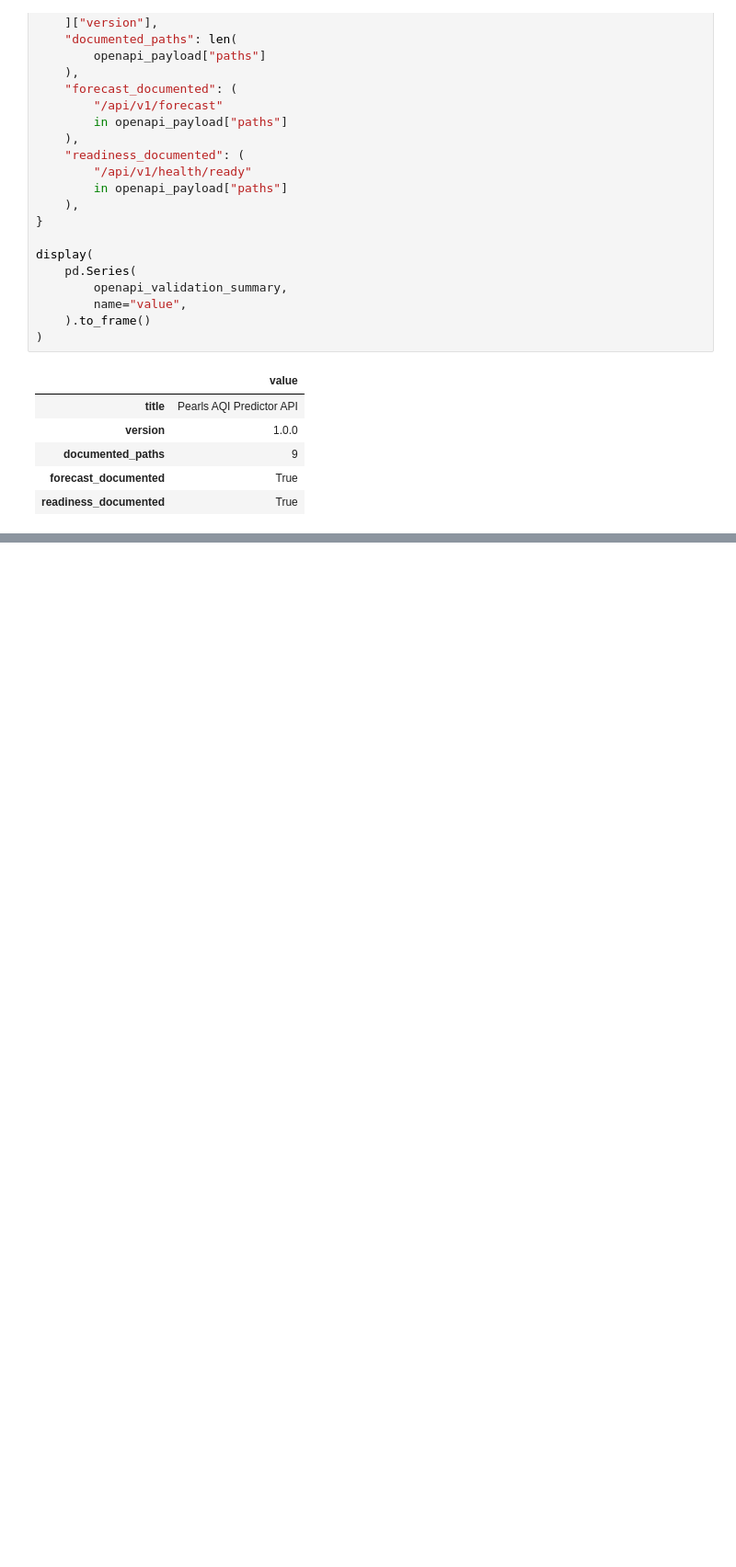
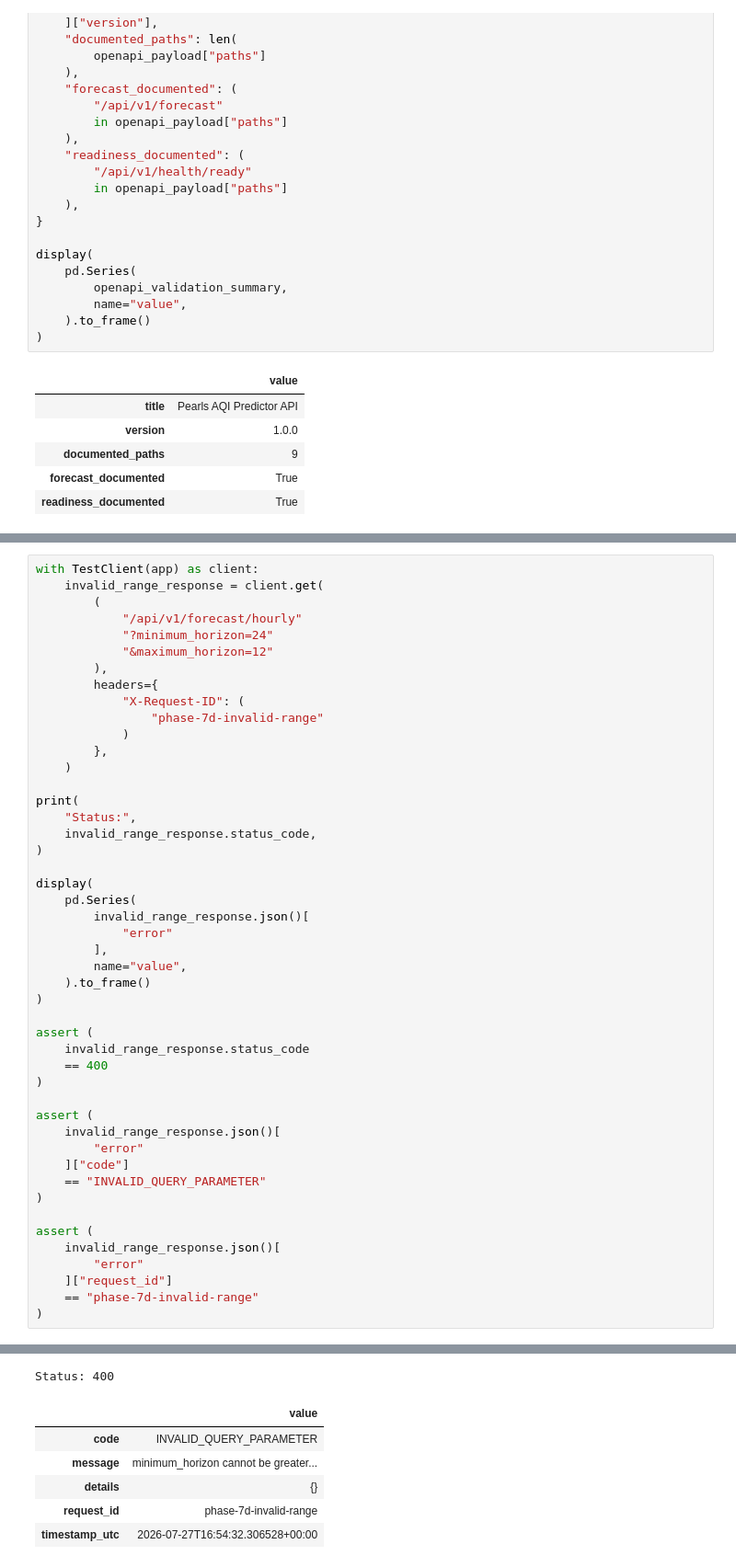
Before and after one commit to riyanj220/pearls-aqi-predictor, a Jupyter notebook: notebooks/08_build_fastapi_service.ipynb, the cells around one changed output, grey strips where cells are left out. Shown at 92% size. Cells and saved outputs as stored; diff of their text form; blank space fills up the shorter version.

```diff
--- a/notebooks/08_build_fastapi_service.ipynb
+++ b/notebooks/08_build_fastapi_service.ipynb
@@ -2706,0 +2856,48 @@ display(
+# %%
+with TestClient(app) as client:
+    invalid_range_response = client.get(
+        (
+            "/api/v1/forecast/hourly"
+            "?minimum_horizon=24"
+            "&maximum_horizon=12"
+        ),
+        headers={
+            "X-Request-ID": (
+                "phase-7d-invalid-range"
+            )
+        },
+    )
+
+print(
+    "Status:",
+    invalid_range_response.status_code,
+)
+
+display(
+    pd.Series(
+        invalid_range_response.json()[
+            "error"
+        ],
+        name="value",
+    ).to_frame()
+)
+
+assert (
+    invalid_range_response.status_code
+    == 400
+)
+
+assert (
+    invalid_range_response.json()[
+        "error"
+    ]["code"]
+    == "INVALID_QUERY_PARAMETER"
+)
+
+assert (
+    invalid_range_response.json()[
+        "error"
+    ]["request_id"]
+    == "phase-7d-invalid-range"
+)
+# %% [output]
@@ -2706,0 +2908,7 @@ display(
+Status: 400
+|  | value |
+| code | INVALID_QUERY_PARAMETER |
+| message | minimum_horizon cannot be greater... |
+| details | {} |
+| request_id | phase-7d-invalid-range |
+| timestamp_utc | 2026-07-27T16:54:32.306528+00:00 |
```
Also changed, not shown: parts of 18 cells of this notebook, 7 other files.
